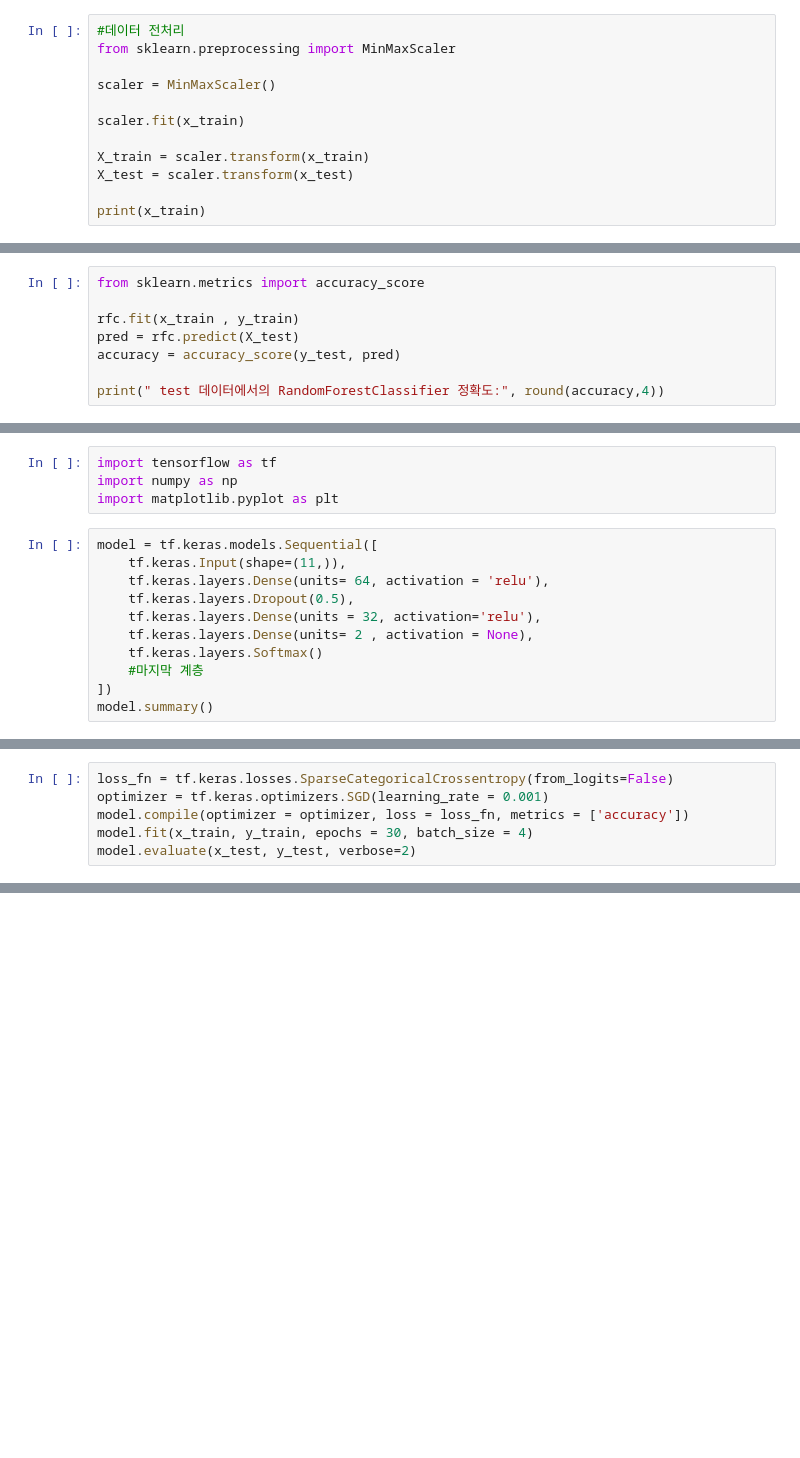
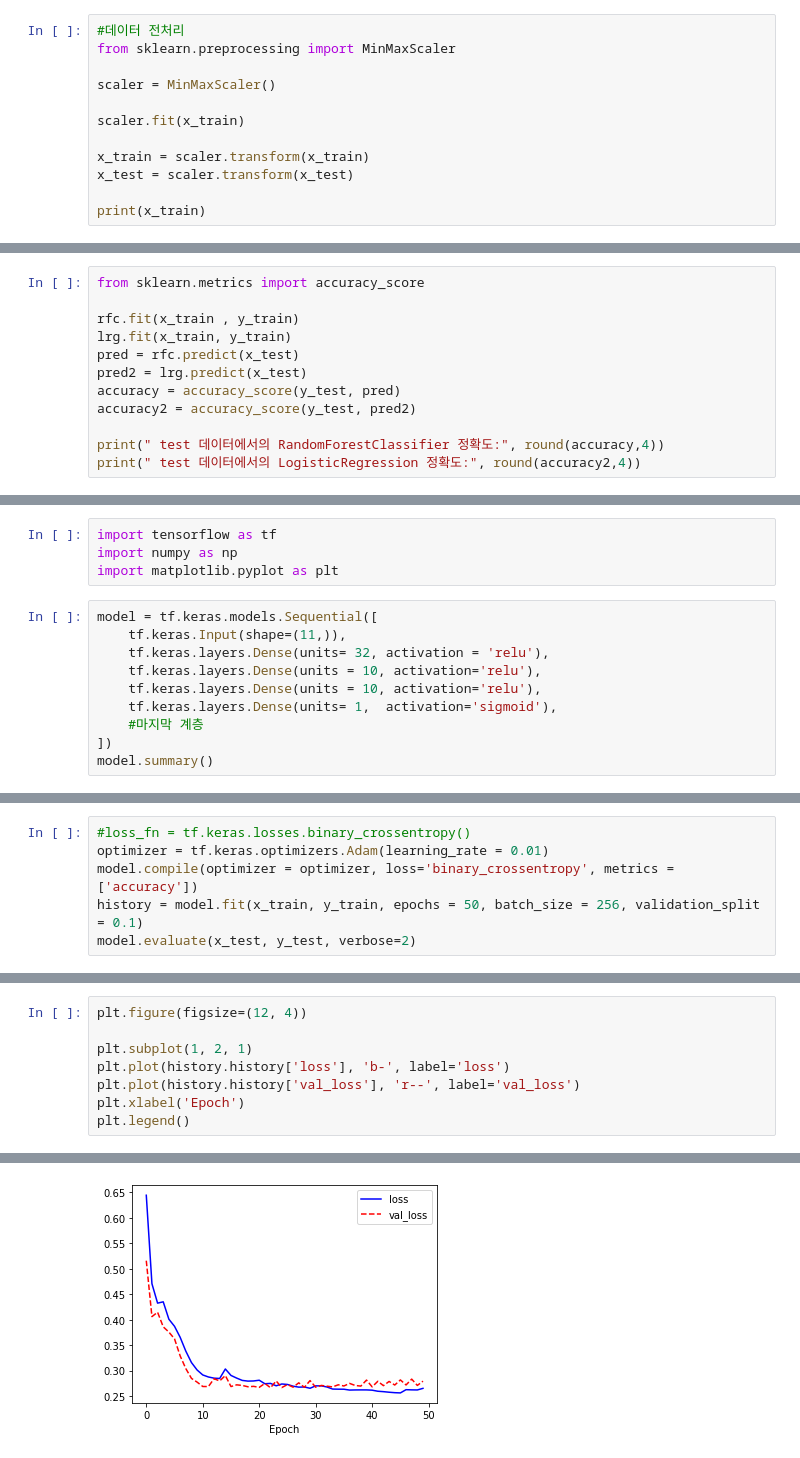
Before and after one commit to NANNDA3463/ossp_ai2, a Jupyter notebook: wineproject.ipynb, the cells around one changed output, grey strips where cells are left out. Cells and saved outputs as stored; diff of their text form; blank space fills up the shorter version.

Commit message:
Best(0.9) model

```diff
--- a/wineproject.ipynb
+++ b/wineproject.ipynb
@@ -240,8 +247,8 @@ scaler = MinMaxScaler()
 
 scaler.fit(x_train)
 
-X_train = scaler.transform(x_train)
-X_test = scaler.transform(x_test)
+x_train = scaler.transform(x_train)
+x_test = scaler.transform(x_test)
 
 print(x_train)
 # %% [output]
@@ -288,8 +285,12 @@ LogisticRegression 평균 정확도:  0.8772
 from sklearn.metrics import accuracy_score
 
 rfc.fit(x_train , y_train)
-pred = rfc.predict(X_test)
+lrg.fit(x_train, y_train)
+pred = rfc.predict(x_test)
+pred2 = lrg.predict(x_test)
 accuracy = accuracy_score(y_test, pred)
+accuracy2 = accuracy_score(y_test, pred2)
 
 print(" test 데이터에서의 RandomForestClassifier 정확도:", round(accuracy,4))
+print(" test 데이터에서의 LogisticRegression 정확도:", round(accuracy2,4))
 # %% [output]
@@ -301,11 +303,10 @@ import matplotlib.pyplot as plt
 # %%
 model = tf.keras.models.Sequential([
     tf.keras.Input(shape=(11,)),
-    tf.keras.layers.Dense(units= 64, activation = 'relu'),
-    tf.keras.layers.Dropout(0.5),
-    tf.keras.layers.Dense(units = 32, activation='relu'),
-    tf.keras.layers.Dense(units= 2 , activation = None),
-    tf.keras.layers.Softmax()
+    tf.keras.layers.Dense(units= 32, activation = 'relu'),
+    tf.keras.layers.Dense(units = 10, activation='relu'),
+    tf.keras.layers.Dense(units = 10, activation='relu'),
+    tf.keras.layers.Dense(units= 1,  activation='sigmoid'),
     #마지막 계층
 ])
 model.summary()
@@ -332,7 +331,7 @@ _________________________________________________________________
 # %%
-loss_fn = tf.keras.losses.SparseCategoricalCrossentropy(from_logits=False)
-optimizer = tf.keras.optimizers.SGD(learning_rate = 0.001)
-model.compile(optimizer = optimizer, loss = loss_fn, metrics = ['accuracy'])
-model.fit(x_train, y_train, epochs = 30, batch_size = 4)
+#loss_fn = tf.keras.losses.binary_crossentropy()
+optimizer = tf.keras.optimizers.Adam(learning_rate = 0.01)
+model.compile(optimizer = optimizer, loss='binary_crossentropy', metrics = ['accuracy'])
+history = model.fit(x_train, y_train, epochs = 50, batch_size = 256, validation_split = 0.1)
 model.evaluate(x_test, y_test, verbose=2)
 # %% [output]
@@ -357,0 +357,9 @@ Epoch 30/30
+# %%
+plt.figure(figsize=(12, 4))
+
+plt.subplot(1, 2, 1)
+plt.plot(history.history['loss'], 'b-', label='loss')
+plt.plot(history.history['val_loss'], 'r--', label='val_loss')
+plt.xlabel('Epoch')
+plt.legend()
+# %% [output]
@@ -357,0 +367 @@ Epoch 30/30
+[figure, added]
```
Also changed, not shown: parts of 9 cells of this notebook.
